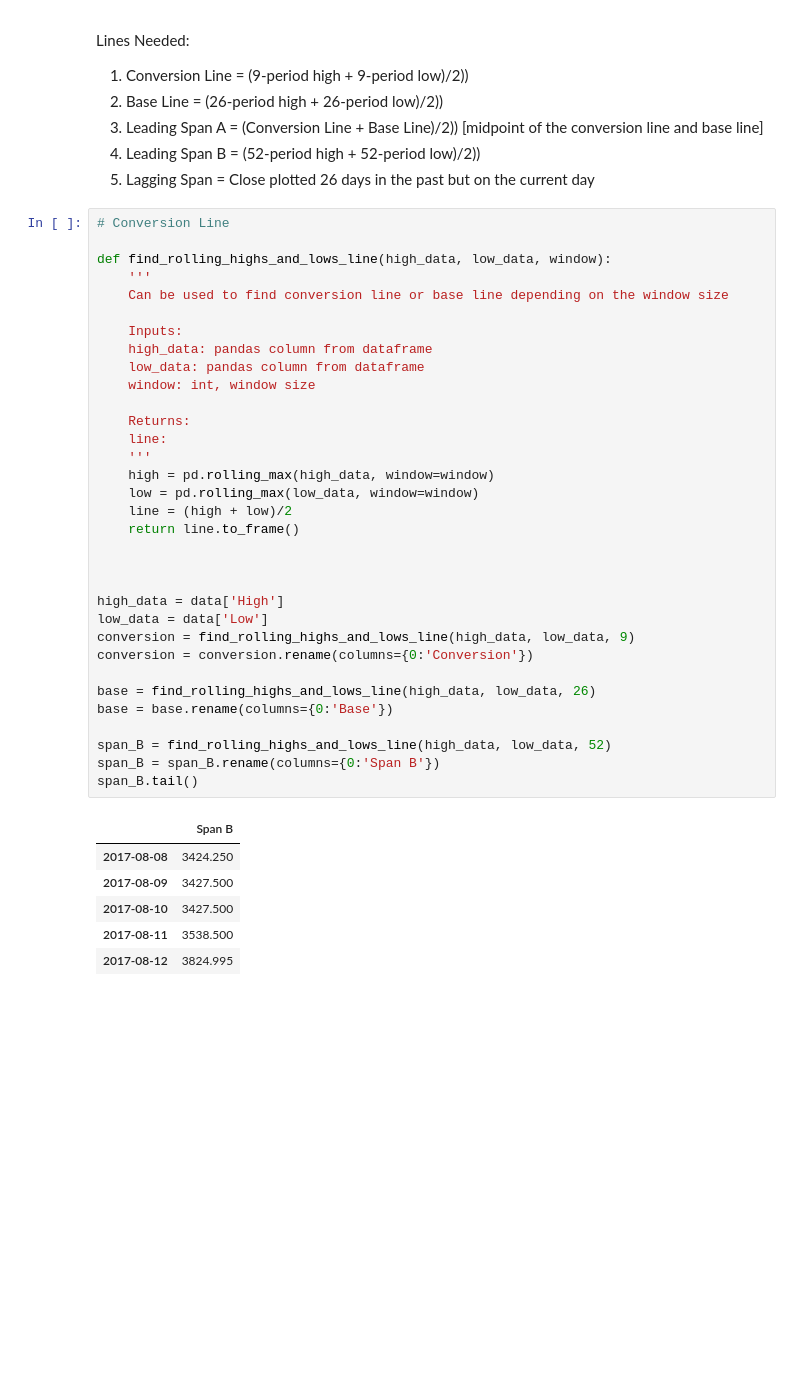
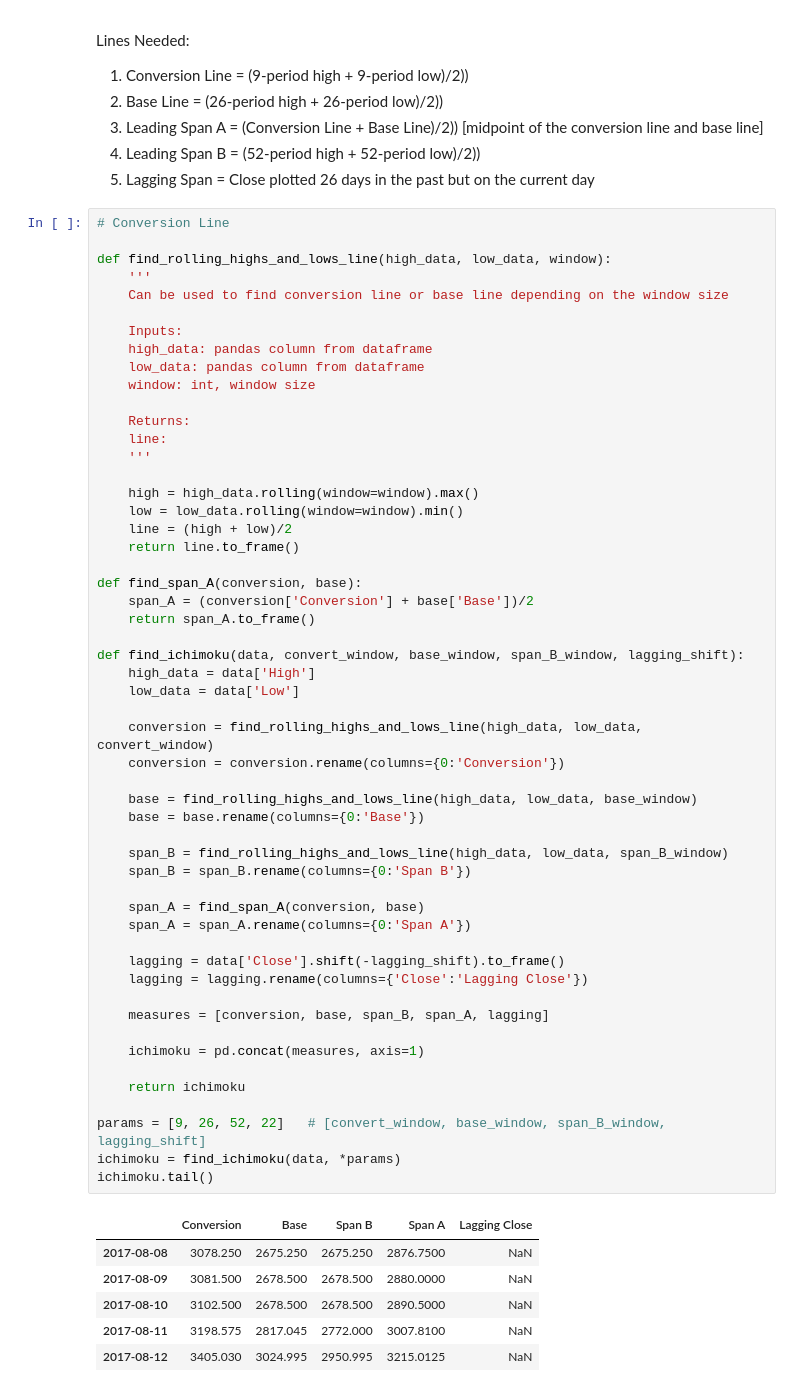
Before and after one commit to kwitte2232/Cryptocurrency, a Jupyter notebook: notebooks/Ichimoku_Cloud.ipynb, the cells around one changed output. Cells and saved outputs as stored; diff of their text form; blank space fills up the shorter version.

Commit message:
Built functions to extract the lines needed for Ichimoku Cloud

```diff
--- a/notebooks/Ichimoku_Cloud.ipynb
+++ b/notebooks/Ichimoku_Cloud.ipynb
@@ -46,40 +47,60 @@ data.head()
 # %%
 # Conversion Line
 
 def find_rolling_highs_and_lows_line(high_data, low_data, window):
     '''
     Can be used to find conversion line or base line depending on the window size
 
     Inputs:
     high_data: pandas column from dataframe
     low_data: pandas column from dataframe
     window: int, window size
 
     Returns:
     line:
     '''
-    high = pd.rolling_max(high_data, window=window)
-    low = pd.rolling_max(low_data, window=window)
+
+    high = high_data.rolling(window=window).max()
+    low = low_data.rolling(window=window).min()
     line = (high + low)/2
     return line.to_frame()
 
+def find_span_A(conversion, base):
+    span_A = (conversion['Conversion'] + base['Base'])/2
+    return span_A.to_frame()
 
+def find_ichimoku(data, convert_window, base_window, span_B_window, lagging_shift):
+    high_data = data['High']
+    low_data = data['Low']
 
-high_data = data['High']
-low_data = data['Low']
-conversion = find_rolling_highs_and_lows_line(high_data, low_data, 9)
-conversion = conversion.rename(columns={0:'Conversion'})
+    conversion = find_rolling_highs_and_lows_line(high_data, low_data, convert_window)
+    conversion = conversion.rename(columns={0:'Conversion'})
 
-base = find_rolling_highs_and_lows_line(high_data, low_data, 26)
-base = base.rename(columns={0:'Base'})
+    base = find_rolling_highs_and_lows_line(high_data, low_data, base_window)
+    base = base.rename(columns={0:'Base'})
 
-span_B = find_rolling_highs_and_lows_line(high_data, low_data, 52)
-span_B = span_B.rename(columns={0:'Span B'})
-span_B.tail()
+    span_B = find_rolling_highs_and_lows_line(high_data, low_data, span_B_window)
+    span_B = span_B.rename(columns={0:'Span B'})
+
+    span_A = find_span_A(conversion, base)
+    span_A = span_A.rename(columns={0:'Span A'})
+
+    lagging = data['Close'].shift(-lagging_shift).to_frame()
+    lagging = lagging.rename(columns={'Close':'Lagging Close'})
+
+    measures = [conversion, base, span_B, span_A, lagging]
+
+    ichimoku = pd.concat(measures, axis=1)
+
+    return ichimoku
+
+params = [9, 26, 52, 22]   # [convert_window, base_window, span_B_window, lagging_shift]
+ichimoku = find_ichimoku(data, *params)
+ichimoku.tail()
 # %% [output]
-|  | Span B |
-| 2017-08-08 | 3424.250 |
-| 2017-08-09 | 3427.500 |
-| 2017-08-10 | 3427.500 |
-| 2017-08-11 | 3538.500 |
-| 2017-08-12 | 3824.995 |
+|  | Conversion | Base | Span B | Span A | Lagging Close |
+| 2017-08-08 | 3078.250 | 2675.250 | 2675.250 | 2876.7500 | NaN |
+| 2017-08-09 | 3081.500 | 2678.500 | 2678.500 | 2880.0000 | NaN |
+| 2017-08-10 | 3102.500 | 2678.500 | 2678.500 | 2890.5000 | NaN |
+| 2017-08-11 | 3198.575 | 2817.045 | 2772.000 | 3007.8100 | NaN |
+| 2017-08-12 | 3405.030 | 3024.995 | 2950.995 | 3215.0125 | NaN |
```
Also changed, not shown: parts of 4 cells of this notebook.
